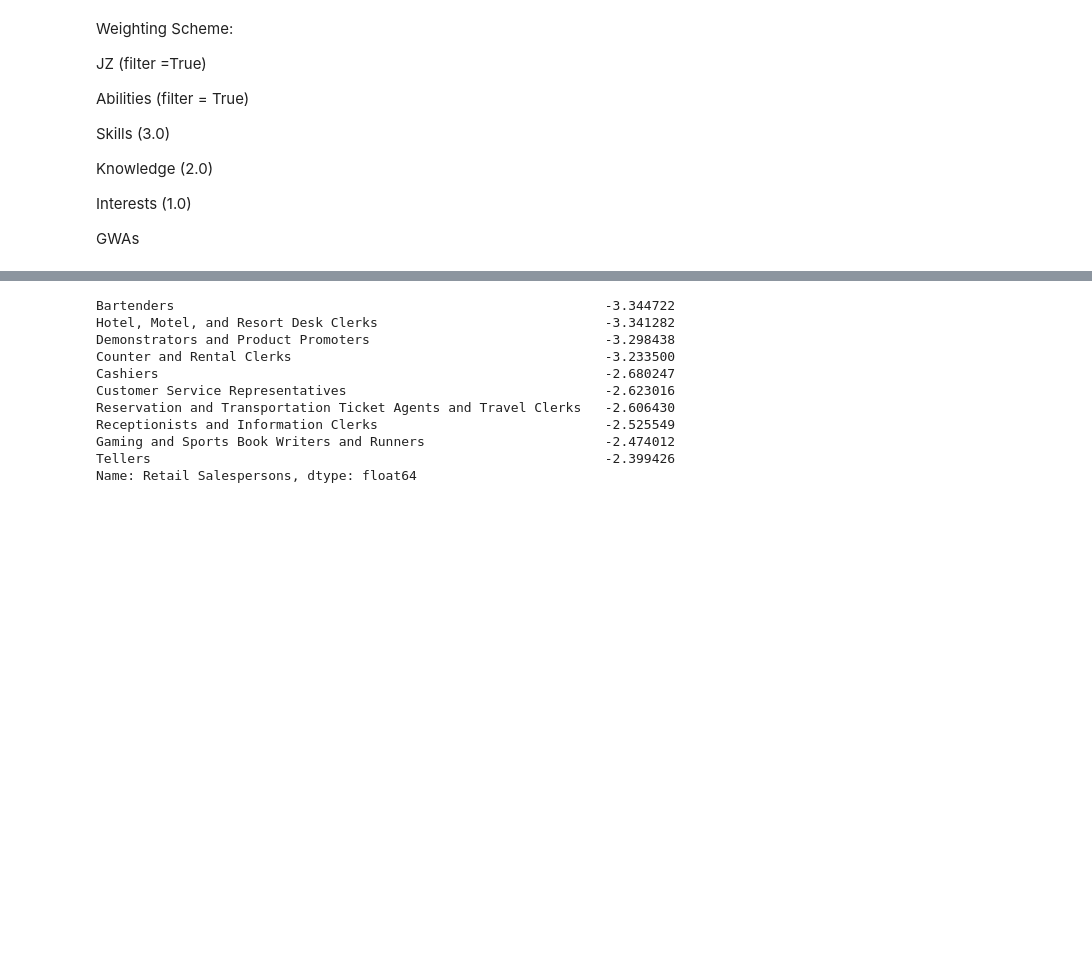
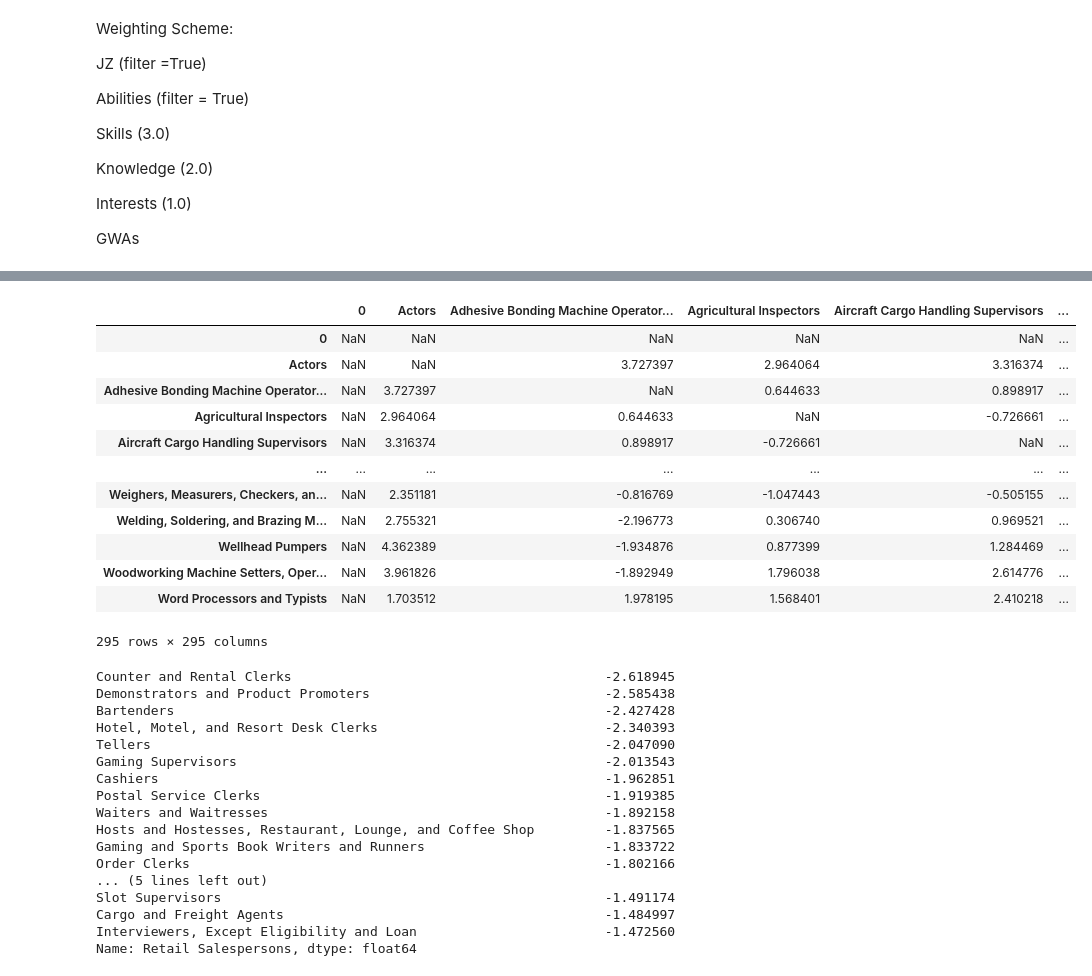
Before and after one commit to thanh17/-UROP-Employment-Pathway, a Jupyter notebook: Python notebooks/Career Changer Replication.ipynb, the cells around one changed output, grey strips where cells are left out. Cells and saved outputs as stored; diff of their text form; code cells hidden in the pictures; blank space fills up the shorter version.

```diff
--- a/Python notebooks/Career Changer Replication.ipynb
+++ b/Python notebooks/Career Changer Replication.ipynb
@@ -508,7 +521,7 @@ GWAs
 # %%
 # df_rel = pd.concat([knowledge_dist.multiply(2),skills_dist.multiply(3),gwas_dist]).groupby(level =0).mean()
-df_jz_filt = get_data(connection,'job_zones',True,2)
-df_ab_filt = get_data(connection,'abilities',True,'1.A.1.')
+df_jz_filt = get_data(connection,'job_zones',True,[2])
+df_ab_filt = get_data(connection,'abilities',True,['1.A.1.'])
 # jz_dist_filt = distance_table(df_jz_filt,True)
 jz_set = set(df_jz_filt['title'].unique()) #to filter out same job_zones jobs
 # %%
@@ -524,17 +537,39 @@ knowledge_dist_filt = distance_table(knowledge_filtered)
 in_dist_filt = distance_table(in_filtered)
 gwas_dist_filt = distance_table(gwas_filtered)
 df_concat_filt = pd.concat([ab_dist_filt.multiply(4.0),skills_dist_filt.multiply(3.0),knowledge_dist_filt.multiply(2.0),in_dist_filt,gwas_dist_filt]).groupby(level =0).mean()
+# %%
+df_concat_filt
+# %% [output]
+|  | 0 | Actors | Adhesive Bonding Machine Operator... | Agricultural Inspectors | Aircraft Cargo Handling Supervisors | ... |
+| 0 | NaN | NaN | NaN | NaN | NaN | ... |
+| Actors | NaN | NaN | 3.727397 | 2.964064 | 3.316374 | ... |
+| Adhesive Bonding Machine Operator... | NaN | 3.727397 | NaN | 0.644633 | 0.898917 | ... |
+| Agricultural Inspectors | NaN | 2.964064 | 0.644633 | NaN | -0.726661 | ... |
+| Aircraft Cargo Handling Supervisors | NaN | 3.316374 | 0.898917 | -0.726661 | NaN | ... |
+| ... | ... | ... | ... | ... | ... | ... |
+| Weighers, Measurers, Checkers, an... | NaN | 2.351181 | -0.816769 | -1.047443 | -0.505155 | ... |
+| Welding, Soldering, and Brazing M... | NaN | 2.755321 | -2.196773 | 0.306740 | 0.969521 | ... |
+| Wellhead Pumpers | NaN | 4.362389 | -1.934876 | 0.877399 | 1.284469 | ... |
+| Woodworking Machine Setters, Oper... | NaN | 3.961826 | -1.892949 | 1.796038 | 2.614776 | ... |
+| Word Processors and Typists | NaN | 1.703512 | 1.978195 | 1.568401 | 2.410218 | ... |
+295 rows × 295 columns
 # %%
-df_concat_filt.loc['Retail Salespersons'].sort_values()[0:10]
+df_concat_filt.loc['Retail Salespersons'].sort_values()[0:20]
 # %% [output]
-Bartenders                                                       -3.344722
-Hotel, Motel, and Resort Desk Clerks                             -3.341282
-Demonstrators and Product Promoters                              -3.298438
-Counter and Rental Clerks                                        -3.233500
-Cashiers                                                         -2.680247
-Customer Service Representatives                                 -2.623016
-Reservation and Transportation Ticket Agents and Travel Clerks   -2.606430
-Receptionists and Information Clerks                             -2.525549
-Gaming and Sports Book Writers and Runners                       -2.474012
-Tellers                                                          -2.399426
+Counter and Rental Clerks                                        -2.618945
+Demonstrators and Product Promoters                              -2.585438
+Bartenders                                                       -2.427428
+Hotel, Motel, and Resort Desk Clerks                             -2.340393
+Tellers                                                          -2.047090
+Gaming Supervisors                                               -2.013543
+Cashiers                                                         -1.962851
+Postal Service Clerks                                            -1.919385
+Waiters and Waitresses                                           -1.892158
+Hosts and Hostesses, Restaurant, Lounge, and Coffee Shop         -1.837565
+Gaming and Sports Book Writers and Runners                       -1.833722
+Order Clerks                                                     -1.802166
+... (5 lines left out)
+Slot Supervisors                                                 -1.491174
+Cargo and Freight Agents                                         -1.484997
+Interviewers, Except Eligibility and Loan                        -1.472560
 Name: Retail Salespersons, dtype: float64
```
Also changed, not shown: parts of 4 cells of this notebook.
